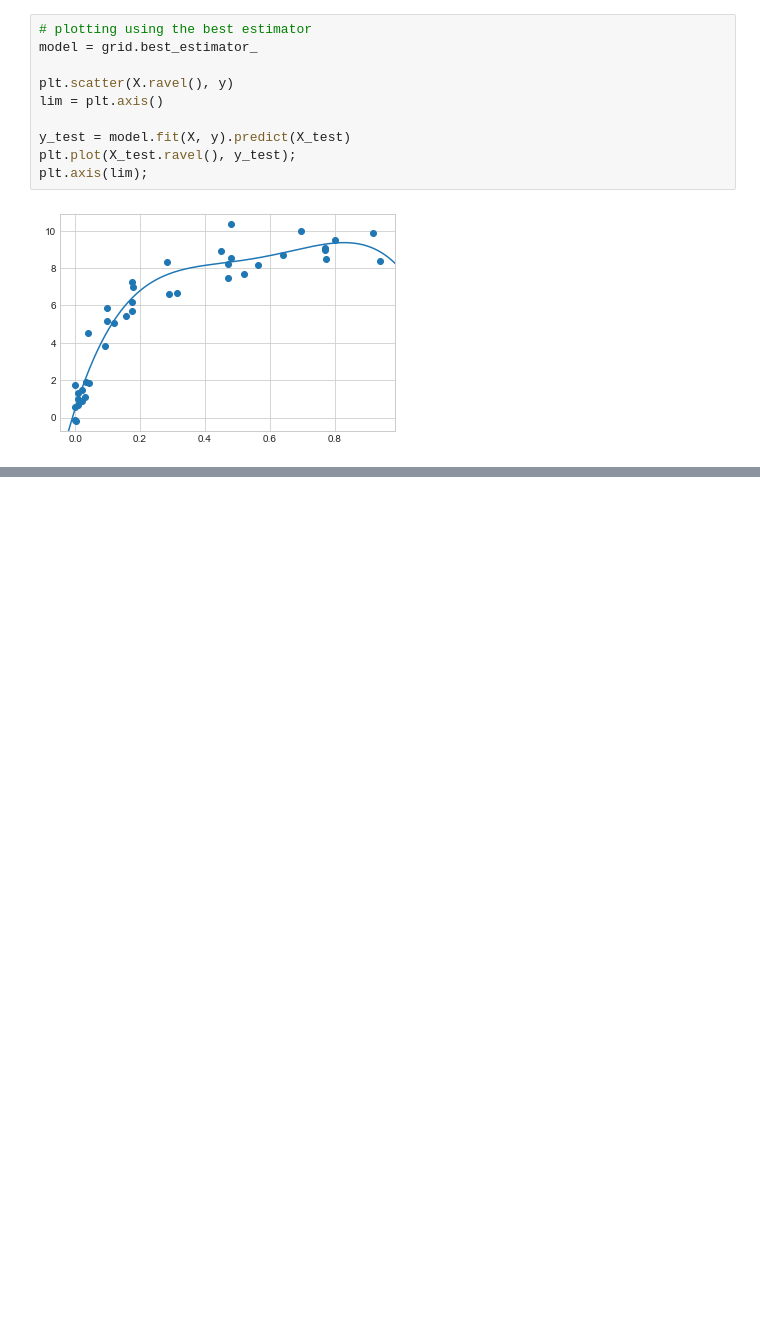
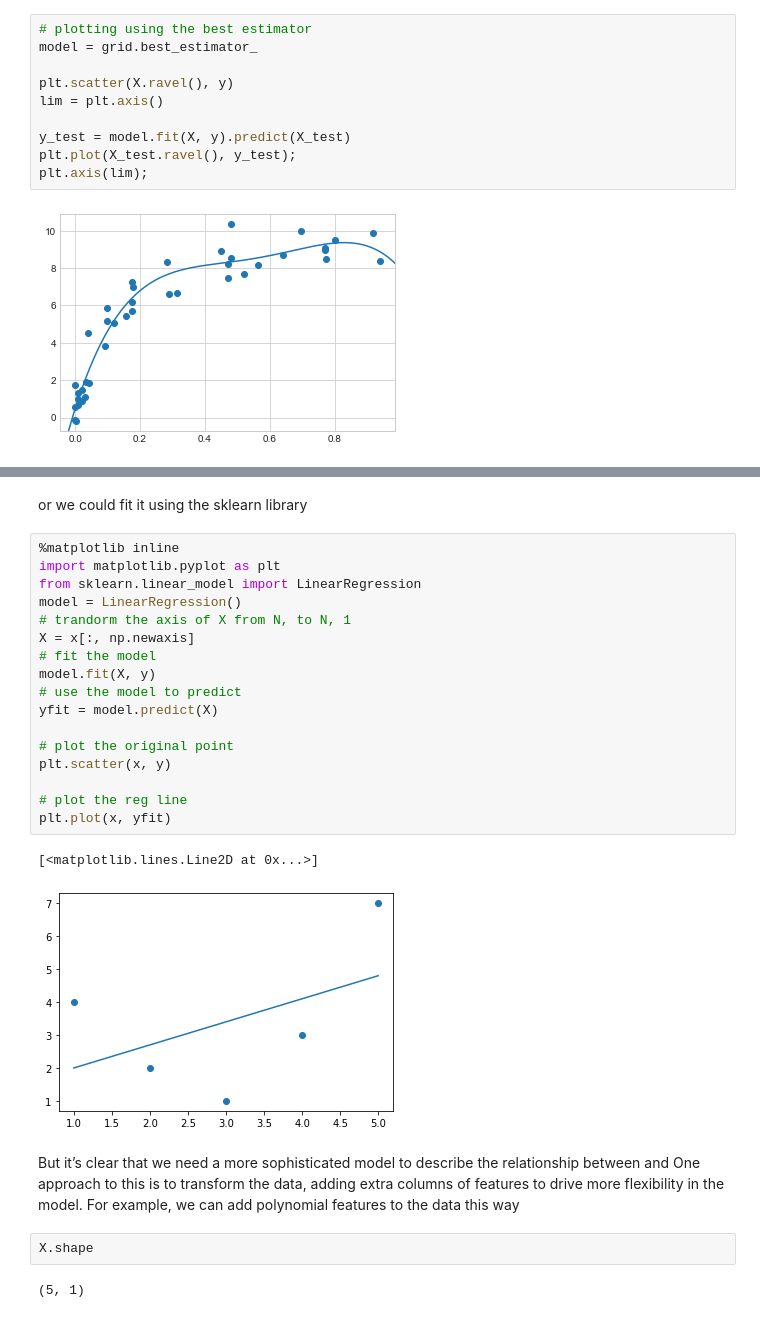
Before and after one commit to Oluwajobs/python_data_science, a Jupyter notebook: ML_Note.ipynb, the cells around one changed output, grey strips where cells are left out. Cells and saved outputs as stored; diff of their text form; blank space fills up the shorter version.

```diff
--- a/ML_Note.ipynb
+++ b/ML_Note.ipynb
@@ -656,0 +795,28 @@ plt.axis(lim);
+# %% [markdown]
+or we could fit it using the sklearn library
+# %%
+%matplotlib inline
+import matplotlib.pyplot as plt
+from sklearn.linear_model import LinearRegression
+model = LinearRegression()
+# trandorm the axis of X from N, to N, 1
+X = x[:, np.newaxis]
+# fit the model
+model.fit(X, y)
+# use the model to predict
+yfit = model.predict(X)
+
+# plot the original point
+plt.scatter(x, y)
+
+# plot the reg line
+plt.plot(x, yfit)
+# %% [output]
+[<matplotlib.lines.Line2D at 0x...>]
+[figure, added]
+# %% [markdown]
+But it’s clear that we need a more sophisticated model to describe the relationship between and One approach to this is to transform the data, adding extra columns of features to drive more flexibility in the model. For example, we can add polynomial features to the data this way
+# %%
+X.shape
+# %% [output]
+(5, 1)
```
Also changed, not shown: parts of 84 cells of this notebook.
